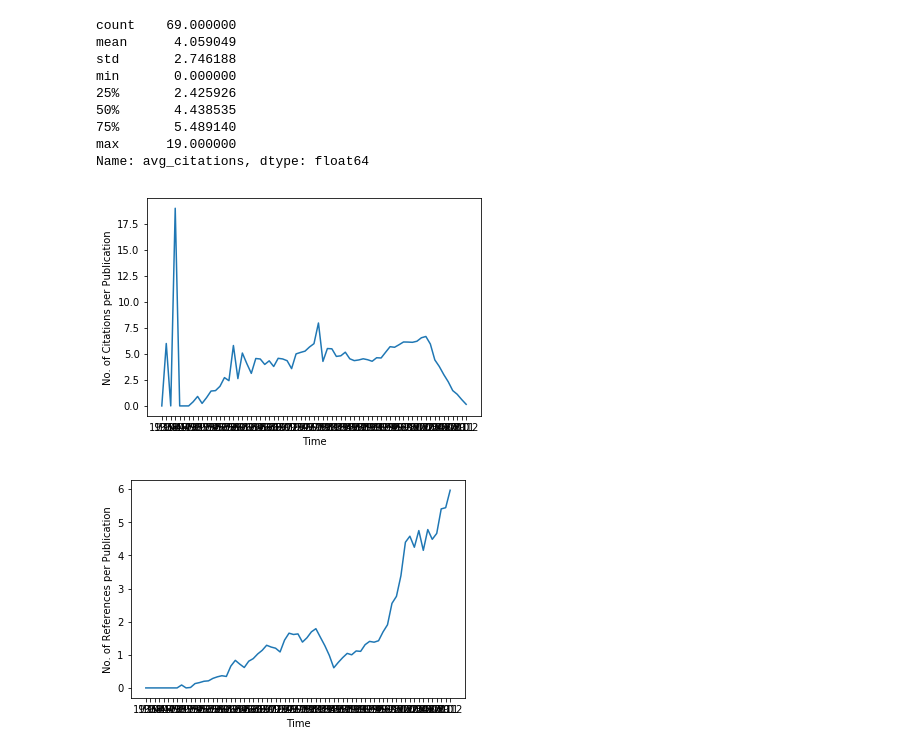
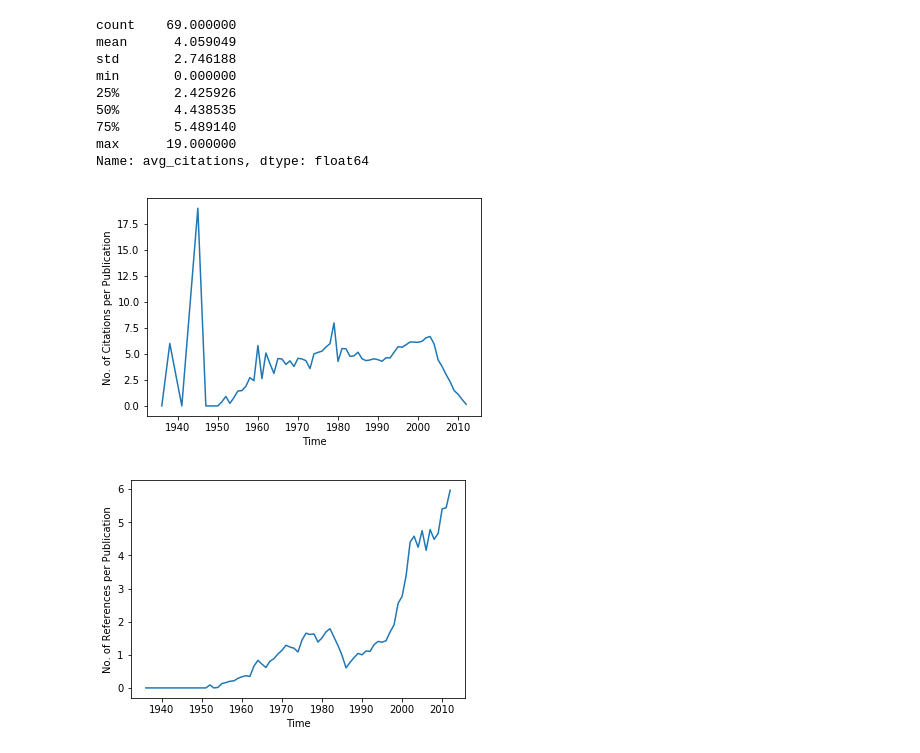
Before and after one commit to sahilgandhi94/6220, a Jupyter notebook: hw1/p1.ipynb, the cells around one changed output. Drawn from its saved outputs; the diff is of its cells as text; code cells hidden in the pictures.

```diff
--- a/hw1/p1.ipynb
+++ b/hw1/p1.ipynb
@@ -271,10 +275,13 @@ impact = list()
 for row in venue_pubs.itertuples():
     tmp_dict = {VENUE: row.venue}
     _lst = list()
+    _raw = list()
     for id in row.publications:
         _val = pub_cit_dict.get(id, None)
         if _val:
             _lst.append(_val)
-    tmp_dict.update({'impact': 0 if len(_lst) == 0 else sum(_lst)/float(len(_lst))})
+            _raw.append(id)
+    tmp_dict.update({'impact': 0 if len(_lst) == 0 else sum(_lst)/float(len(_lst)),
+                     'raw': _raw})
     impact.append(tmp_dict)
 # %%
@@ -315,21 +334,23 @@ About 5% of the journals have a 10+ impact factor. This is different than benchm
 # %%
-pub_cit_dict = {row.reference:row.cit_count for row in publication_cits.itertuples()}
+# pub_cit_dict = {row.reference:row.cit_count for row in publication_cits.itertuples()}
 
-restricted_impact = list()
-for row in venue_pubs.itertuples():
-    if len(row.publications) < 10 :
-        continue
-    tmp_dict = {VENUE: row.venue}
-    _lst = list()
-    _raw= list()
-    for id in row.publications:
-        _val = pub_cit_dict.get(id, None)
-        if _val:
-            _raw.append({'publication': id, 'citation_count': _val})
-            _lst.append(_val)
-    tmp_dict.update({'impact': 0 if len(_lst) == 0 else sum(_lst)/float(len(_lst)),
-                     'raw': _raw})
-    restricted_impact.append(tmp_dict)
+# restricted_impact = list()
+# for row in venue_pubs.itertuples():
+#     if len(row.publications) < 10 :
+#         continue
+#     tmp_dict = {VENUE: row.venue}
+#     _lst = list()
+#     _raw= list()
+#     for id in row.publications:
+#         _val = pub_cit_dict.get(id, None)
+#         if _val:
+#             _raw.append({'publication': id, 'citation_count': _val})
+#             _lst.append(_val)
+#     tmp_dict.update({'impact': 0 if len(_lst) == 0 else sum(_lst)/float(len(_lst)),
+#                      'raw': _raw})
+#     restricted_impact.append(tmp_dict)
+
+restricted_impact = [x for x in impact if len(x['raw']) >= 10]
 # %%
 plt.hist([x['impact'] for x in restricted_impact], log=True)
 plt.xlabel('Impact')
@@ -379,8 +409,8 @@ pub_ref_dict = {row.id:row.ref_count for row in publication_refs.itertuples()}
 for index, row in enumerate(yearly_pubs.itertuples()):
     pub_ref_counts = [pub_ref_dict.get(x, 0) for x in row.publications]
     pub_cit_counts = [pub_cit_dict.get(x, 0) for x in row.publications]
-    yearly_pubs.set_value(index, 'avg_references', sum(pub_ref_counts)/len(pub_ref_counts))
-    yearly_pubs.set_value(index, 'avg_citations', sum(pub_cit_counts)/len(pub_cit_counts))
+    yearly_pubs.loc[index, 'avg_references'] = sum(pub_ref_counts)/len(pub_ref_counts)
+    yearly_pubs.loc[index, 'avg_citations'] = sum(pub_cit_counts)/len(pub_cit_counts)
 
 yearly_pubs.head()
 # %% [output]
@@ -419,14 +447,14 @@ sorted_yearly_pubs = yearly_pubs.sort_values([YEAR])
 # %%
-plt.plot(sorted_yearly_pubs[YEAR], sorted_yearly_pubs['avg_citations'])
+plt.plot(yearly_pubs[YEAR].dropna().astype(int), yearly_pubs['avg_citations'])
 plt.xlabel('Time')
 plt.ylabel('No. of Citations per Publication')
 plt.show()
 # %% [output]
-[figure, old version]
+[figure, new version]
 # %%
-plt.plot(sorted_yearly_pubs[YEAR], sorted_yearly_pubs['avg_references'])
+plt.plot(yearly_pubs[YEAR].dropna().astype(int), yearly_pubs['avg_references'])
 plt.xlabel('Time')
 plt.ylabel('No. of References per Publication')
 plt.show()
 # %% [output]
-[figure, old version]
+[figure, new version]
```
Also changed, not shown: parts of 21 cells of this notebook, 5 other files.
